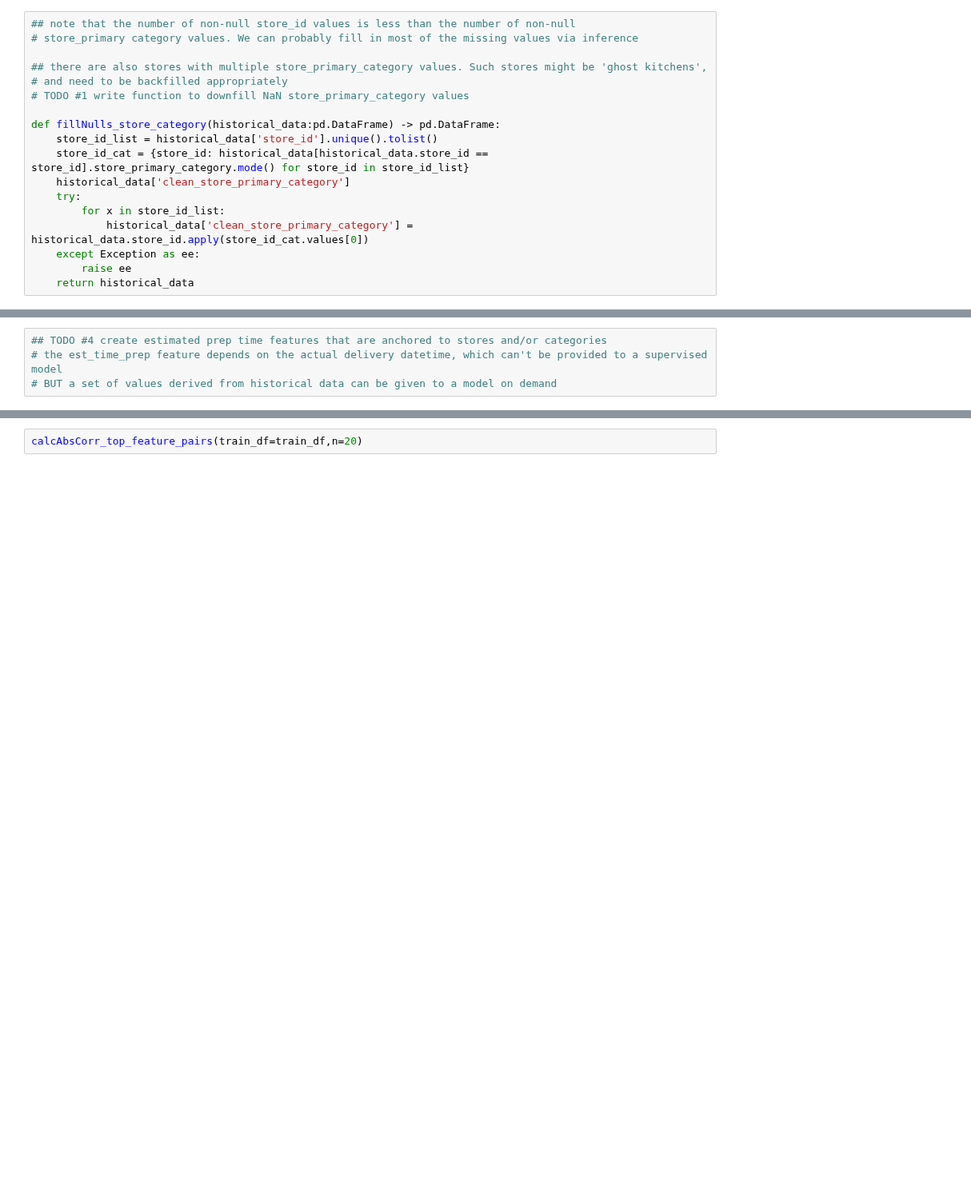
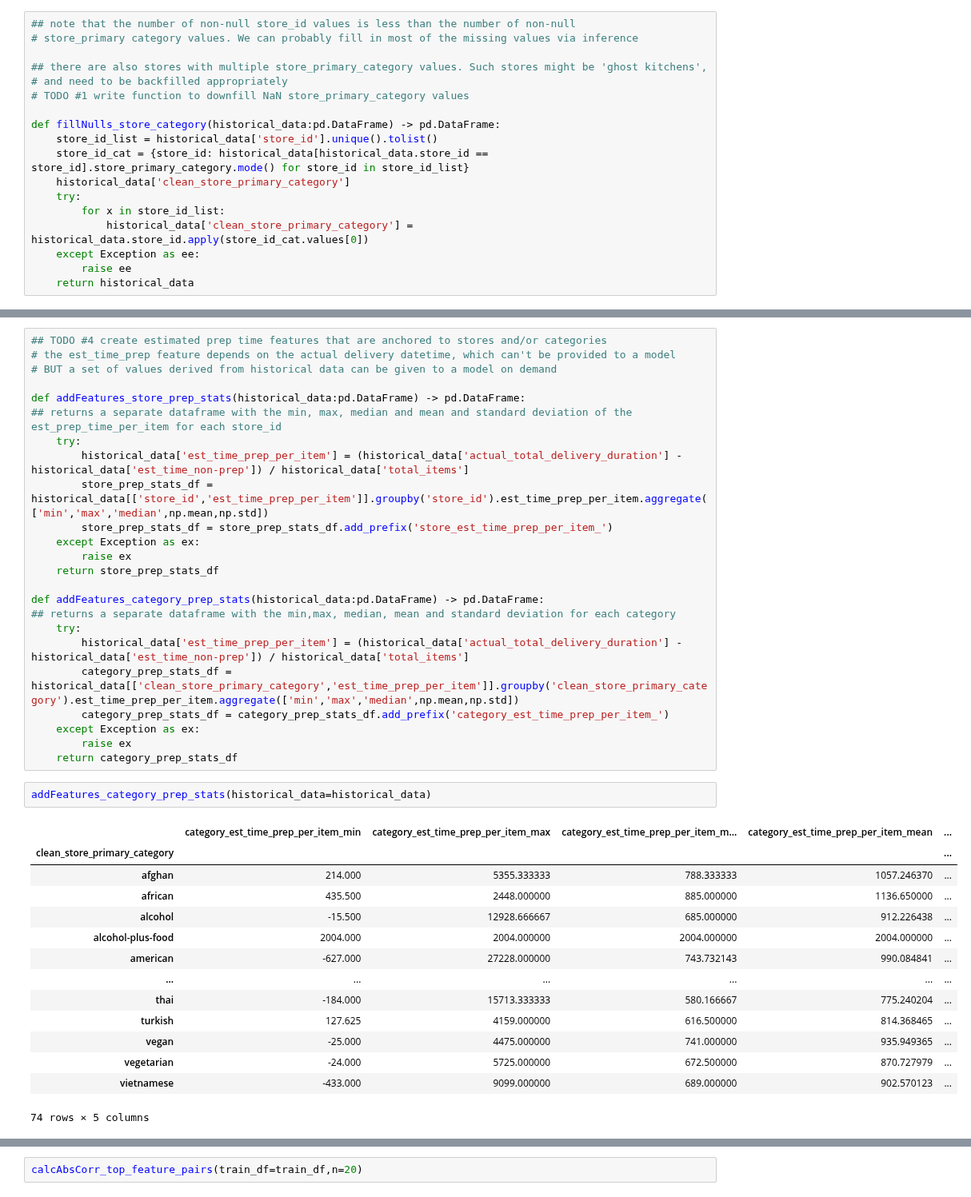
Before and after one commit to Tanag3r/stratascratch_projects, a Jupyter notebook: doordash_delivery_est/doordash_est.ipynb, the cells around one changed output, grey strips where cells are left out. Shown at 80% size. Drawn from its saved outputs; the diff is of its cells as text; blank space fills up the shorter version.

```diff
--- a/doordash_delivery_est/doordash_est.ipynb
+++ b/doordash_delivery_est/doordash_est.ipynb
@@ -81,7 +81,44 @@ def addFeatures_durations(historical_data:pd.DataFrame) -> pd.DataFrame:
     except Exception as ex:
         raise ex
     return historical_data
-# %%
-## TODO #4 create estimated prep time features that are anchored to stores and/or categories
-# the est_time_prep feature depends on the actual delivery datetime, which can't be provided to a supervised model
-# BUT a set of values derived from historical data can be given to a model on demand
+# %%
+## TODO #4 create estimated prep time features that are anchored to stores and/or categories
+# the est_time_prep feature depends on the actual delivery datetime, which can't be provided to a model
+# BUT a set of values derived from historical data can be given to a model on demand
+
+def addFeatures_store_prep_stats(historical_data:pd.DataFrame) -> pd.DataFrame:
+## returns a separate dataframe with the min, max, median and mean and standard deviation of the est_prep_time_per_item for each store_id
+    try:
+        historical_data['est_time_prep_per_item'] = (historical_data['actual_total_delivery_duration'] - historical_data['est_time_non-prep']) / historical_data['total_items']
+        store_prep_stats_df = historical_data[['store_id','est_time_prep_per_item']].groupby('store_id').est_time_prep_per_item.aggregate(['min','max','median',np.mean,np.std])
+        store_prep_stats_df = store_prep_stats_df.add_prefix('store_est_time_prep_per_item_')
+    except Exception as ex:
+        raise ex
+    return store_prep_stats_df
+
+def addFeatures_category_prep_stats(historical_data:pd.DataFrame) -> pd.DataFrame:
+## returns a separate dataframe with the min,max, median, mean and standard deviation for each category
+    try:
+        historical_data['est_time_prep_per_item'] = (historical_data['actual_total_delivery_duration'] - historical_data['est_time_non-prep']) / historical_data['total_items']
+        category_prep_stats_df = historical_data[['clean_store_primary_category','est_time_prep_per_item']].groupby('clean_store_primary_category').est_time_prep_per_item.aggregate(['min','max','median',np.mean,np.std])
+        category_prep_stats_df = category_prep_stats_df.add_prefix('category_est_time_prep_per_item_')
+    except Exception as ex:
+        raise ex
+    return category_prep_stats_df
+# %%
+addFeatures_category_prep_stats(historical_data=historical_data)
+# %% [output]
+|  | category_est_time_prep_per_item_min | category_est_time_prep_per_item_max | category_est_time_prep_per_item_m... | category_est_time_prep_per_item_mean | ... |
+| clean_store_primary_category |  |  |  |  | ... |
+| afghan | 214.000 | 5355.333333 | 788.333333 | 1057.246370 | ... |
+| african | 435.500 | 2448.000000 | 885.000000 | 1136.650000 | ... |
+| alcohol | -15.500 | 12928.666667 | 685.000000 | 912.226438 | ... |
+| alcohol-plus-food | 2004.000 | 2004.000000 | 2004.000000 | 2004.000000 | ... |
+| american | -627.000 | 27228.000000 | 743.732143 | 990.084841 | ... |
+| ... | ... | ... | ... | ... | ... |
+| thai | -184.000 | 15713.333333 | 580.166667 | 775.240204 | ... |
+| turkish | 127.625 | 4159.000000 | 616.500000 | 814.368465 | ... |
+| vegan | -25.000 | 4475.000000 | 741.000000 | 935.949365 | ... |
+| vegetarian | -24.000 | 5725.000000 | 672.500000 | 870.727979 | ... |
+| vietnamese | -433.000 | 9099.000000 | 689.000000 | 902.570123 | ... |
+74 rows × 5 columns
```
Also changed, not shown: parts of 3 cells of this notebook.
